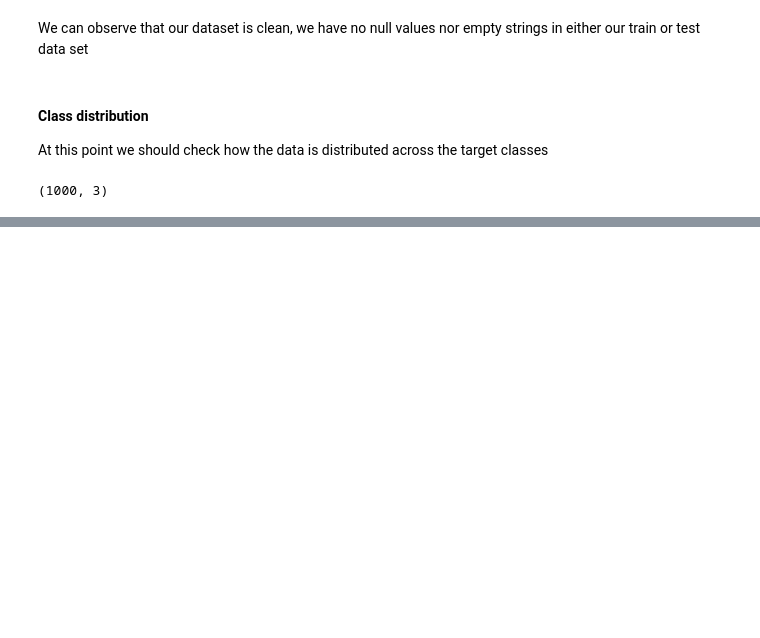
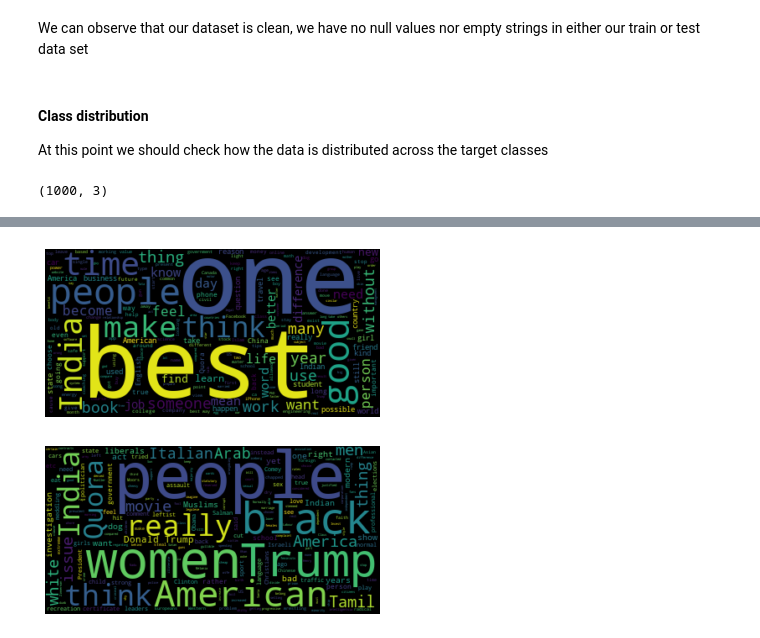
Before and after one commit to georgSquared/NLP-AUTh, a Jupyter notebook: notebooks/EDA.ipynb, the cells around one changed output, grey strips where cells are left out. Drawn from its saved outputs; the diff is of its cells as text; code cells hidden in the pictures; blank space fills up the shorter version.

Commit message:
Completed Wordclouds. There is room for improvement from a visual prespective.

```diff
--- a/notebooks/EDA.ipynb
+++ b/notebooks/EDA.ipynb
@@ -124,0 +133,4 @@ This has a number of consequences, i.e accuracy cannot be used as an accurate ev
+# %%
+from nltk import word_tokenize
+train_df['processed'] = train_df['question_text'].apply(lambda row: word_tokenize(row))
+train_df.head()
@@ -124,0 +146,3 @@ This has a number of consequences, i.e accuracy cannot be used as an accurate ev
+# %%
+train_df['processed'] = train_df['processed'].apply(lambda row: [token for token in row if token.isalpha()])
+train_df.head()
@@ -124,0 +158,5 @@ This has a number of consequences, i.e accuracy cannot be used as an accurate ev
+# %%
+from nltk.corpus import stopwords
+eng_stopwords = stopwords.words('english')
+train_df['processed'] = train_df['processed'].apply(lambda row: [token for token in row if token not in eng_stopwords])
+train_df.head()
@@ -124,0 +172,5 @@ This has a number of consequences, i.e accuracy cannot be used as an accurate ev
+# %%
+from nltk.stem import PorterStemmer
+stemmer = PorterStemmer()
+train_df['stemmed'] = train_df['processed'].apply(lambda row: [stemmer.stem(token) for token in row])
+train_df.head()
@@ -124,0 +189,9 @@ This has a number of consequences, i.e accuracy cannot be used as an accurate ev
+# %%
+from wordcloud import WordCloud, STOPWORDS
+
+train_df['wordcloud'] = train_df['processed'].apply(lambda row: [token for token in row if token not in STOPWORDS])
+train_df['wordcloud'] = train_df['processed'].apply(lambda row: ' '.join(map(str, row)))
+train_df.head()
+# %% [output]
+[figure, added]
+[figure, added]
```
Also changed, not shown: parts of 18 cells of this notebook.
